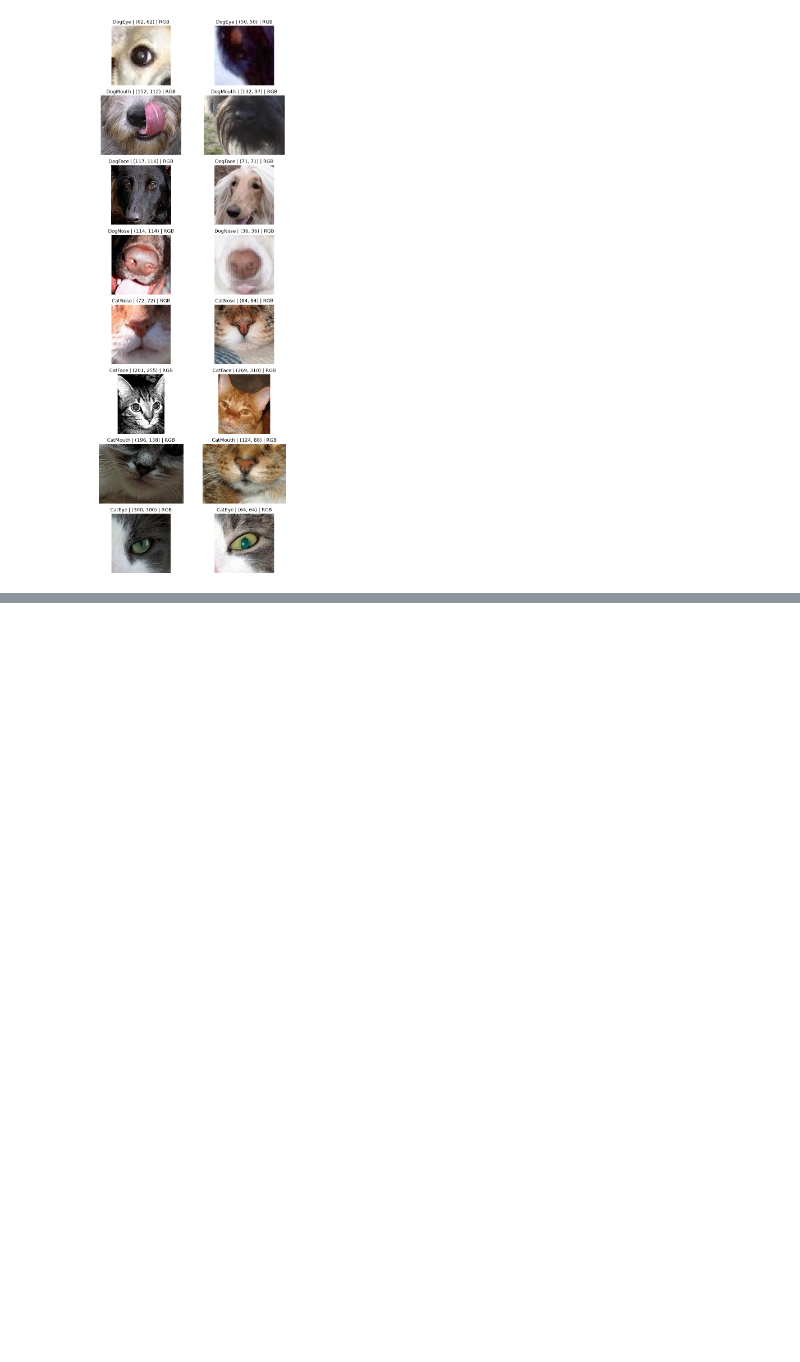
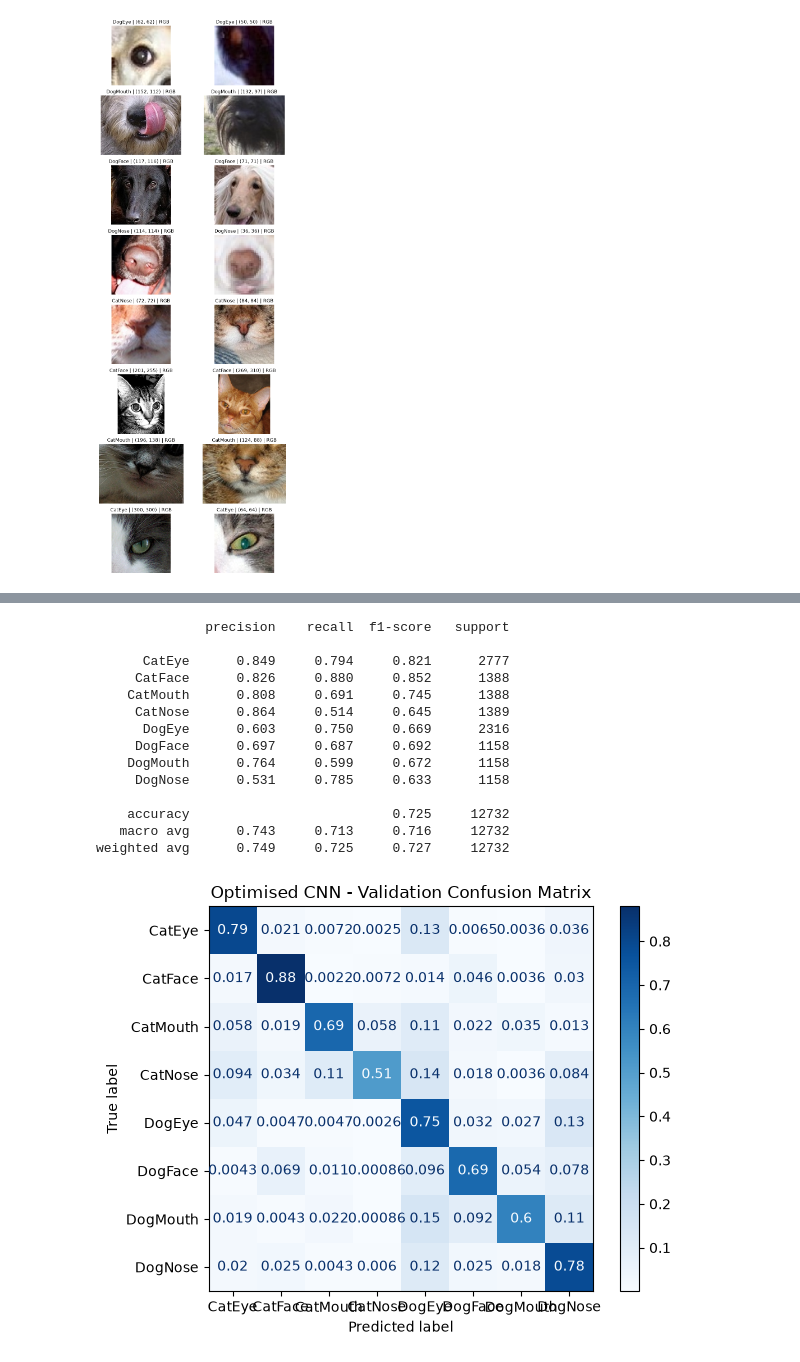
Before and after one commit to Mech-Onics/Kaggle, a Jupyter notebook: deep_learning.ipynb, the cells around one changed output, grey strips where cells are left out. Saved outputs shown, nothing was run; the diff lists cells and outputs as text; code cells hidden in the pictures; blank space fills up the shorter version.

```diff
--- a/deep_learning.ipynb
+++ b/deep_learning.ipynb
@@ -120,0 +435,52 @@ plt.show()
+# %%
+from sklearn.metrics import classification_report, ConfusionMatrixDisplay
+
+# Load best optimised model
+model_fast.load_state_dict(torch.load(
+    "cnn_128_fp16_batch64.pt", map_location=device, weights_only=True
+))
+model_fast.eval()
+
+y_true, y_pred = [], []
+
+with torch.no_grad():
+    for images, labels in val_loader_fast:
+        with autocast("cuda", dtype=torch.float16):
+            outputs = model_fast(images.to(device))
+
+        y_true.extend(labels.tolist())
+        y_pred.extend(outputs.argmax(1).cpu().tolist())
+
+# Per-class precision, recall and F1-score
+print(classification_report(
+    y_true, y_pred, target_names=class_names, digits=3
+))
+
+# Normalised confusion matrix
+ConfusionMatrixDisplay.from_predictions(
+    y_true, y_pred,
+    display_labels=class_names,
+    normalize="true",
+    xticks_rotation=45,
+    cmap="Blues"
+)
+
+plt.title("Optimised CNN - Validation Confusion Matrix")
+plt.tight_layout()
+plt.show()
+# %% [output]
+              precision    recall  f1-score   support
+
+      CatEye      0.849     0.794     0.821      2777
+     CatFace      0.826     0.880     0.852      1388
+    CatMouth      0.808     0.691     0.745      1388
+     CatNose      0.864     0.514     0.645      1389
+      DogEye      0.603     0.750     0.669      2316
+     DogFace      0.697     0.687     0.692      1158
+    DogMouth      0.764     0.599     0.672      1158
+     DogNose      0.531     0.785     0.633      1158
+
+    accuracy                          0.725     12732
+   macro avg      0.743     0.713     0.716     12732
+weighted avg      0.749     0.725     0.727     12732
+[figure, added]
```
Also changed, not shown: parts of 6 cells of this notebook, 1 other file.
